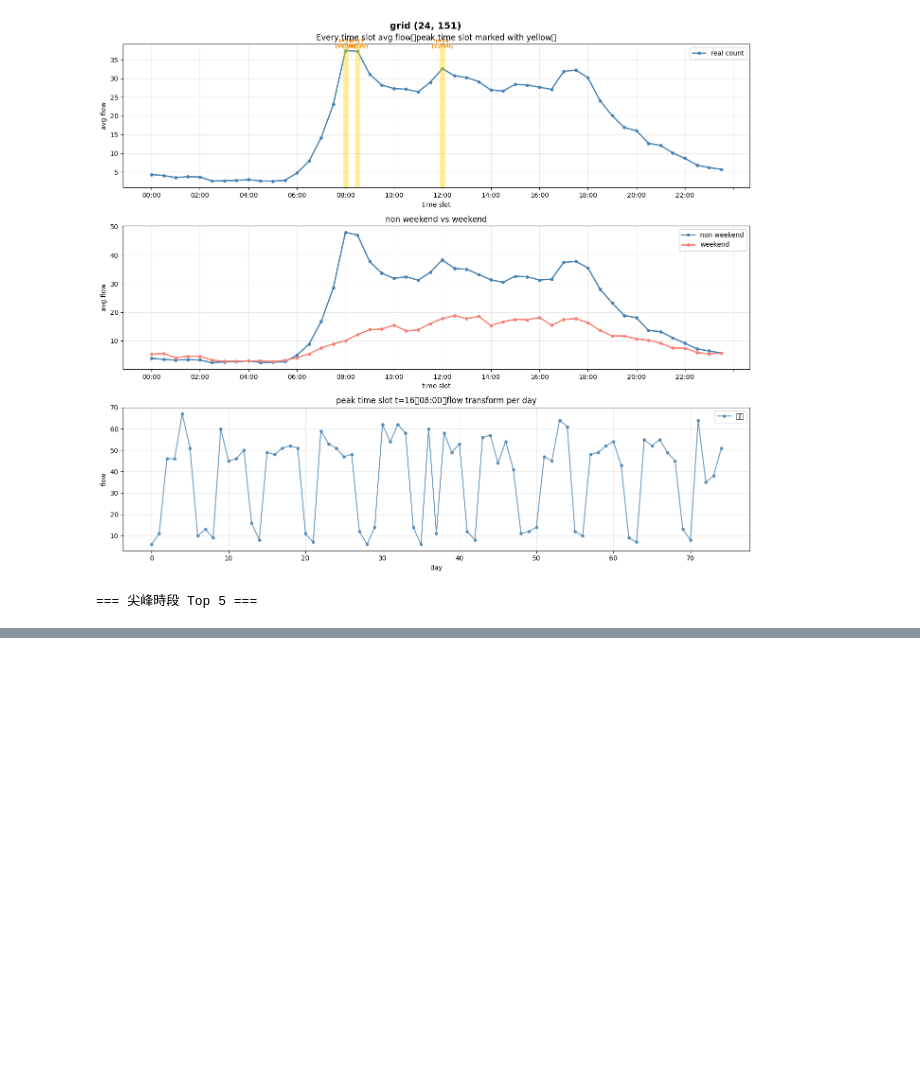
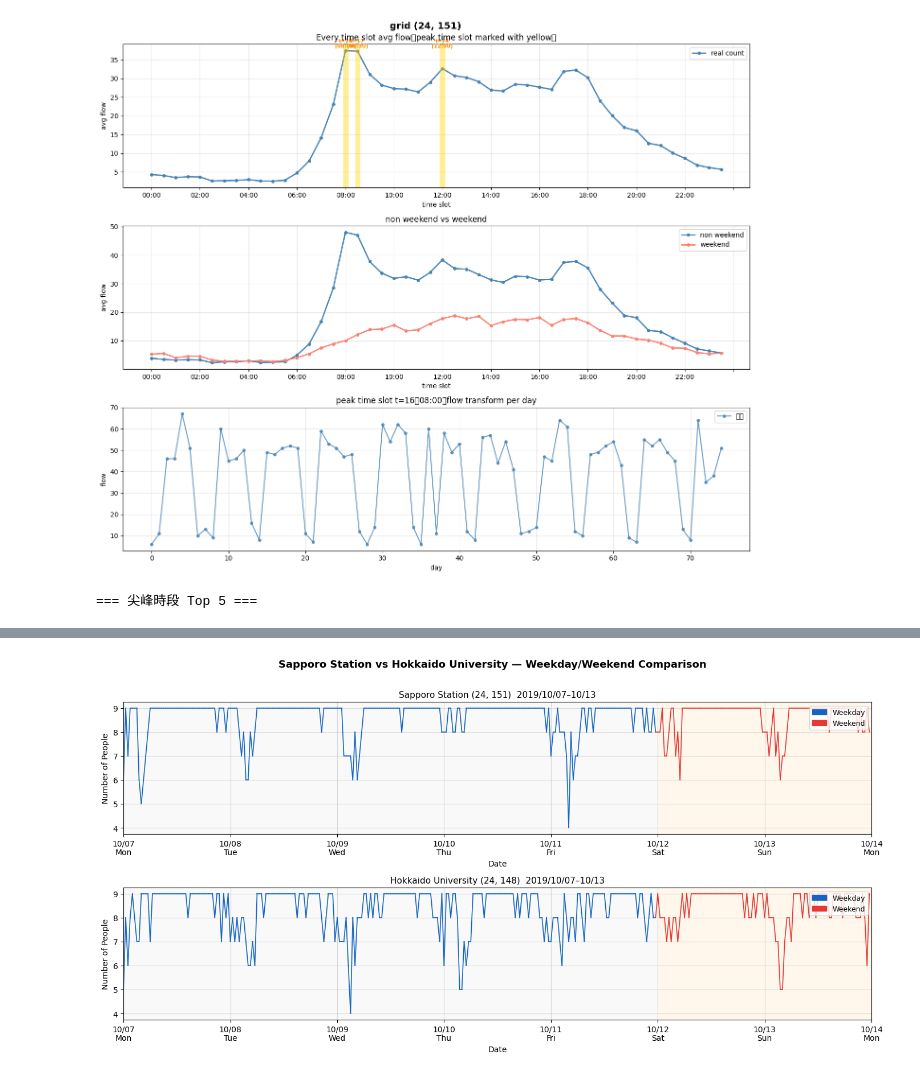
Before and after one commit to radimon/2025_flight_delay_prediction, a Jupyter notebook: notebooks/01_explore_density.ipynb, the cells around one changed output, grey strips where cells are left out. Drawn from its saved outputs; the diff is of its cells as text; code cells hidden in the pictures; blank space fills up the shorter version.

```diff
--- a/notebooks/01_explore_density.ipynb
+++ b/notebooks/01_explore_density.ipynb
@@ -324,0 +391,70 @@ plt.show()
+# %%
+import matplotlib.pyplot as plt
+import matplotlib.dates as mdates
+import matplotlib.patches as mpatches
+import pandas as pd
+
+# ===== 不需要中文字型了 =====
+plt.rcParams["axes.unicode_minus"] = False
+
+def plot_location(ax, df, x, y, radius, label, start_date="2019-09-06"):
+    area_df = df[
+        (df["x"].between(x - radius, x + radius)) &
+        (df["y"].between(y - radius, y + radius))
+    ]
+    grouped = area_df.groupby(["d", "t"]).size().reset_index(name="count")
+    week_df = grouped[(grouped["d"] >= 31) & (grouped["d"] <= 37)].copy()
+
+    base_date = pd.to_datetime(start_date)
+    week_df["datetime"] = week_df.apply(
+        lambda row: base_date + pd.Timedelta(days=int(row["d"])) + pd.Timedelta(minutes=30 * int(row["t"])),
+        axis=1
+    )
+    week_df = week_df.sort_values("datetime")
+    week_df["is_weekend"] = week_df["datetime"].dt.weekday >= 5
+
+    # Background shading
+    for date in pd.date_range("2019-10-07", "2019-10-14", freq="D"):
+        color = "#fff3e0" if date.weekday() >= 5 else "#f5f5f5"
+        ax.axvspan(date, date + pd.Timedelta(days=1), color=color, alpha=0.6, zorder=0)
+
+    # Segmented line coloring
+    rows = week_df.reset_index(drop=True)
+    for i in range(1, len(rows)):
+        color = "#e53935" if rows.loc[i, "is_weekend"] else "#1565c0"
+        ax.plot(
+            [rows.loc[i-1, "datetime"], rows.loc[i, "datetime"]],
+            [rows.loc[i-1, "count"],    rows.loc[i, "count"]],
+            color=color, linewidth=1.2
+        )
+
+    # Legend
+    patch_wd = mpatches.Patch(color="#1565c0", label="Weekday")
+    patch_we = mpatches.Patch(color="#e53935", label="Weekend")
+    ax.legend(handles=[patch_wd, patch_we], loc="upper right", fontsize=9)
+
+    # X-axis
+    ax.set_xlim(pd.Timestamp("2019-10-07"), pd.Timestamp("2019-10-14"))
+    ax.xaxis.set_major_locator(mdates.DayLocator(interval=1))
+    weekday_abbr = ["Mon", "Tue", "Wed", "Thu", "Fri", "Sat", "Sun"]
+    ax.xaxis.set_major_formatter(plt.FuncFormatter(
+        lambda val, pos: f"{mdates.num2date(val).month:02d}/{mdates.num2date(val).day:02d}\n{weekday_abbr[mdates.num2date(val).weekday()]}"
+    ))
+
+    ax.set_title(f"{label} ({x}, {y})  2019/10/07–10/13", fontsize=11)
+    ax.set_xlabel("Date")
+    ax.set_ylabel("Number of People")
+    ax.grid(True, alpha=0.4)
+
+
+fig, axes = plt.subplots(2, 1, figsize=(14, 7), sharex=False)
+fig.suptitle("Sapporo Station vs Hokkaido University — Weekday/Weekend Comparison",
+             fontsize=13, fontweight="bold", y=1.01)
+
+plot_location(axes[0], df, x=24, y=151, radius=1, label="Sapporo Station")
+plot_location(axes[1], df, x=24, y=148, radius=1, label="Hokkaido University")
+
+plt.tight_layout()
+plt.savefig("comparison.png", dpi=150, bbox_inches="tight")
+plt.show()
+# %% [output]
@@ -324,0 +478 @@ plt.show()
+[figure, added]
```
Also changed, not shown: parts of 5 cells of this notebook.
